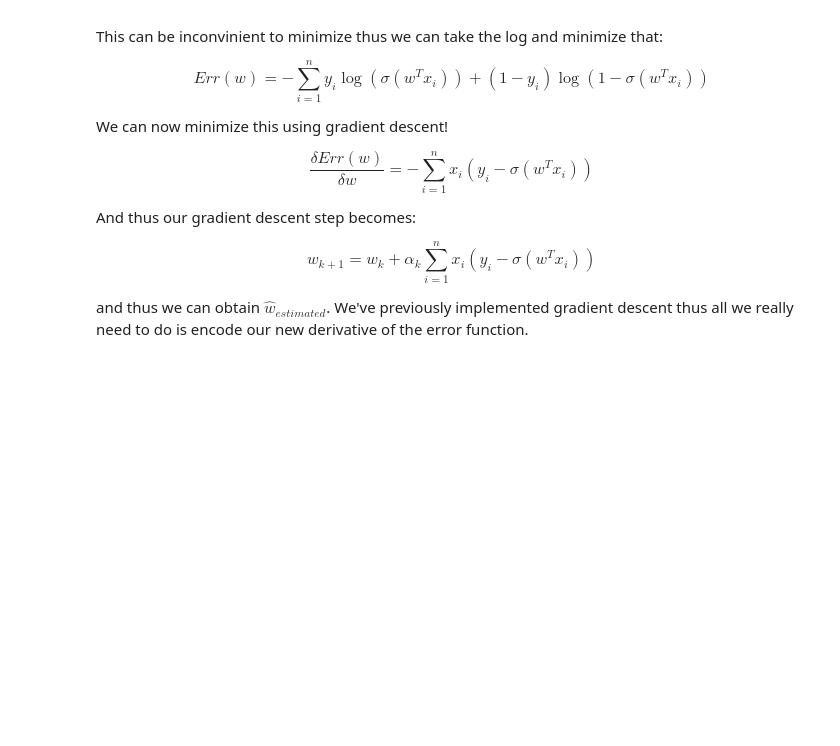
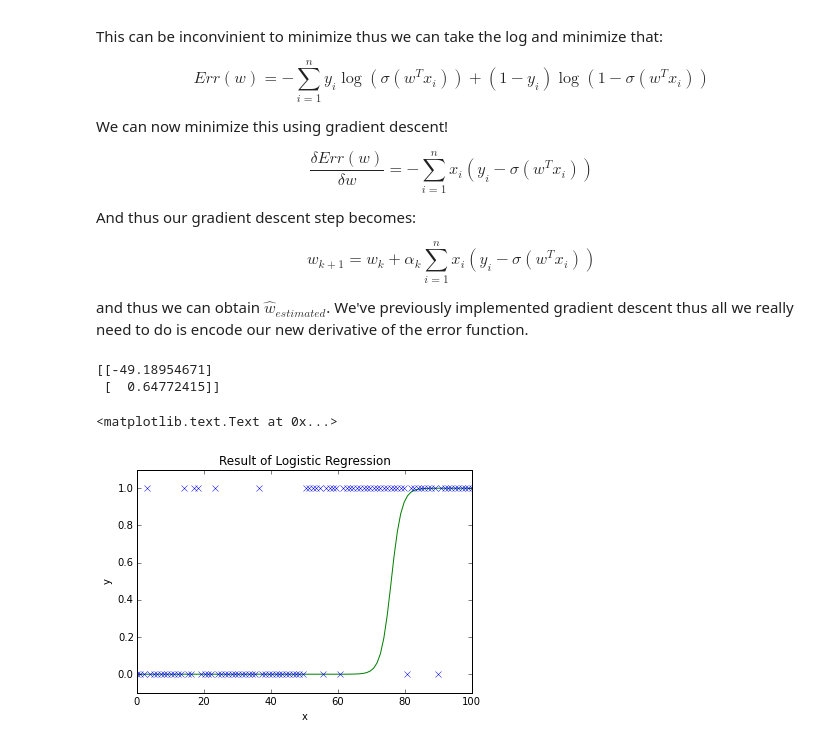
Before and after one commit to zafarali/explore-intelligence, a Jupyter notebook: 598/Lecture4.ipynb, the cells around one changed output. Saved outputs shown, nothing was run; the diff lists cells and outputs as text; code cells hidden in the pictures; blank space fills up the shorter version.

Commit message:
Add working logistic regression

```diff
--- a/598/Lecture4.ipynb
+++ b/598/Lecture4.ipynb
@@ -134,2 +132,18 @@ and thus we can obtain $\hat{w}_{estimated}$. We've previously implemented gradi
+# %%
+def sigma(a):
+    """
+        computes the logistic function element wise for a
+        return: 1 / 1 + exp(-a)
+    """
+    return 1/(1+np.exp(-a))
+
+def derivative_of_log_likelihood(X,Y,w):
+    """
+        computes the derivative of the loglikelihood function
+    """
+    return -(X.T * ( Y - sigma(X * w) ))
+
+
+#X.T.shape, Y.shape, X.shape, w_estimated.shape,
 # %%
 from ML import gradient_descent
@@ -137,0 +150,18 @@ from ML import gradient_descent
+# %%
+w_estimated2 = gradient_descent(X,Y,error_function=derivative_of_log_likelihood,alpha=0.001, max_iterations=100000)
+print w_estimated2
+# %% [output]
+[[-49.18954671]
+ [  0.64772415]]
+# %%
+y_predicted = sigma(X*w_estimated2)
+# %%
+plt.plot(x, y_predicted, 'g')
+plt.plot(x, Y, 'xb')
+plt.ylim([-0.1, 1.1])
+plt.title('Result of Logistic Regression')
+plt.ylabel('y')
+plt.xlabel('x')
+# %% [output]
+<matplotlib.text.Text at 0x...>
+[figure, added]
```
Also changed, not shown: parts of 3 cells of this notebook.
